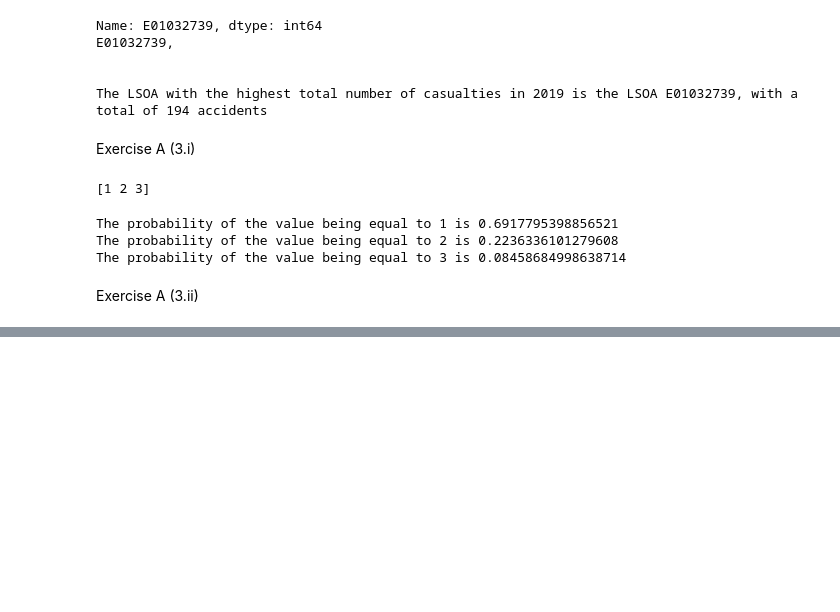
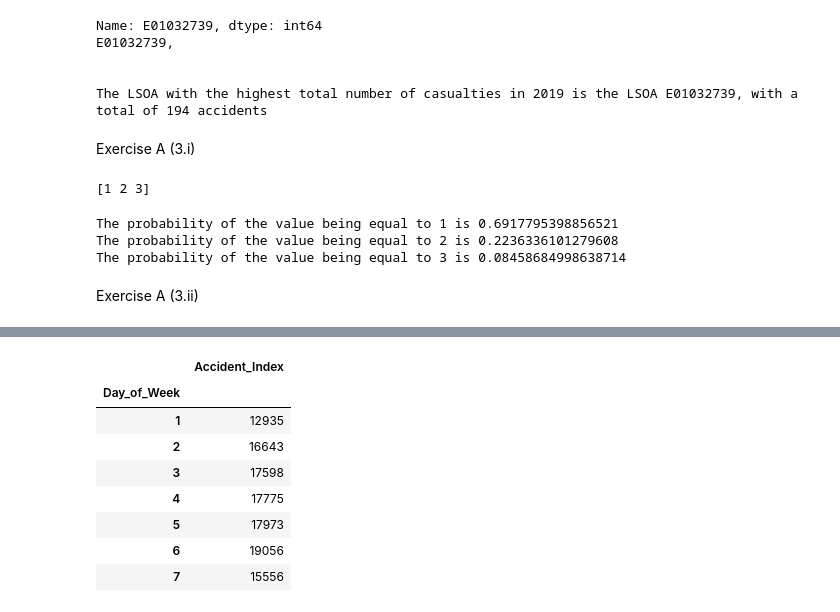
Before and after one commit to JAMota/Applied-Data-Science-and-Statistics, a Jupyter notebook: Term1/ApplicationOfDataAndStats/Assignment/Exercise1.ipynb, the cells around one changed output, grey strips where cells are left out. Cells and saved outputs as stored; diff of their text form; code cells hidden in the pictures; blank space fills up the shorter version.

```diff
--- a/Term1/ApplicationOfDataAndStats/Assignment/Exercise1.ipynb
+++ b/Term1/ApplicationOfDataAndStats/Assignment/Exercise1.ipynb
@@ -365,0 +435,14 @@ Exercise A (3.ii)
+# %%
+dataFrameDayOfWeek = dataFrame.groupby(['Day_of_Week']).count()
+
+dataFrameDayOfWeek[['Accident_Index']]
+# %% [output]
+|  | Accident_Index |
+| Day_of_Week |  |
+| 1 | 12935 |
+| 2 | 16643 |
+| 3 | 17598 |
+| 4 | 17775 |
+| 5 | 17973 |
+| 6 | 19056 |
+| 7 | 15556 |
```
Also changed, not shown: parts of 5 cells of this notebook.
